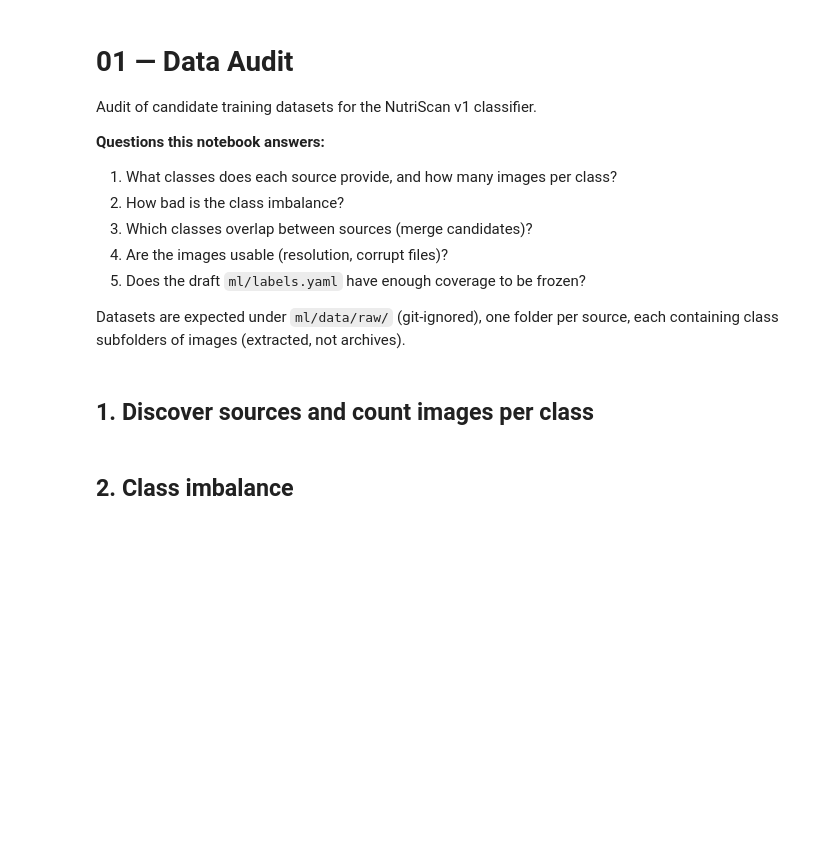
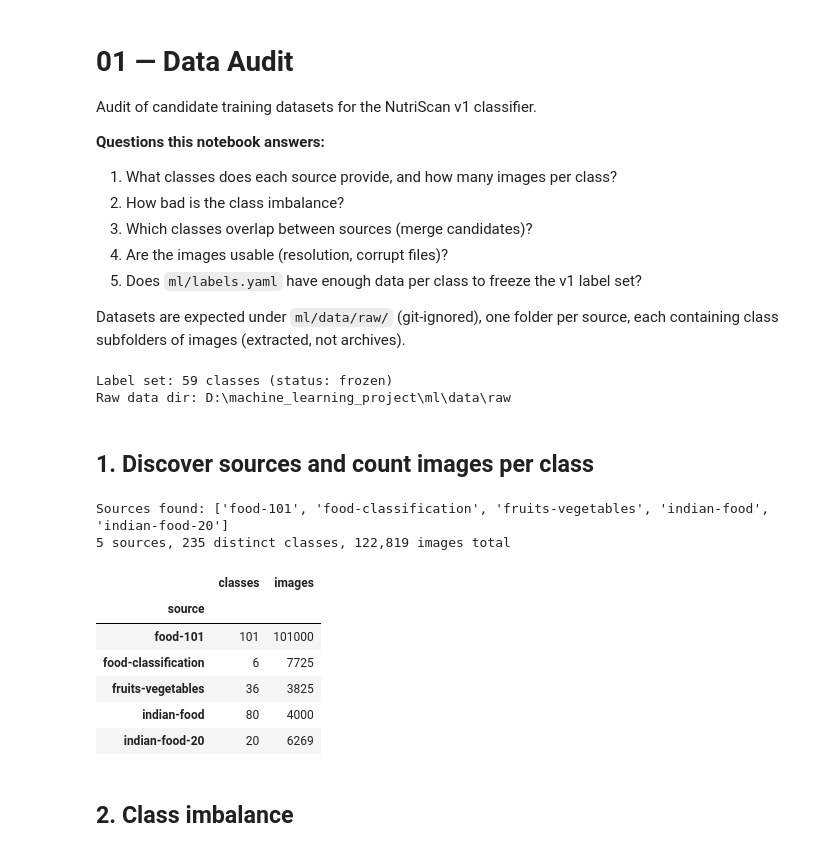
Before and after one commit to Shivamchaubey14/nutriscan, a Jupyter notebook: ml/notebooks/01_data_audit.ipynb, the cells around one changed output. Drawn from its saved outputs; the diff is of its cells as text; code cells hidden in the pictures; blank space fills up the shorter version.

```diff
--- a/ml/notebooks/01_data_audit.ipynb
+++ b/ml/notebooks/01_data_audit.ipynb
@@ -8,7 +8,7 @@ Audit of candidate training datasets for the NutriScan v1 classifier.
 2. How bad is the class imbalance?
 3. Which classes overlap between sources (merge candidates)?
 4. Are the images usable (resolution, corrupt files)?
-5. Does the draft `ml/labels.yaml` have enough coverage to be frozen?
+5. Does `ml/labels.yaml` have enough data per class to freeze the v1 label set?
 
 Datasets are expected under `ml/data/raw/` (git-ignored), one folder per source,
 each containing class subfolders of images (extracted, not archives).
@@ -28,46 +28,59 @@ RAW = ML_DIR / "data" / "raw"
 LABELS_FILE = ML_DIR / "labels.yaml"
 IMG_EXTS = {".jpg", ".jpeg", ".png", ".webp"}
 
-draft = yaml.safe_load(LABELS_FILE.read_text())
-draft_labels = set(draft["classes"])
-print(f"Draft label set: {len(draft_labels)} classes (status: {draft['status']})")
+spec = yaml.safe_load(LABELS_FILE.read_text())
+labels = set(spec["classes"])
+print(f"Label set: {len(labels)} classes (status: {spec['status']})")
 print(f"Raw data dir: {RAW.resolve()}")
+# %% [output]
+Label set: 59 classes (status: frozen)
+Raw data dir: D:\machine_learning_project\ml\data\raw
 # %% [markdown]
 ## 1. Discover sources and count images per class
 # %%
 def normalize(name: str) -> str:
     """Normalize a class-folder name for cross-source comparison."""
     return name.strip().lower().replace(" ", "_").replace("-", "_")
 
 
-def find_class_dirs(source_dir: Path) -> dict[str, Path]:
-    """Find the deepest level that looks like class folders (dirs containing images)."""
-    candidates: dict[str, Path] = {}
+def find_class_dirs(source_dir: Path) -> dict[str, list[Path]]:
+    """Map class name -> all dirs holding its images (handles train/val/test splits)."""
+    candidates: dict[str, list[Path]] = {}
     for d in sorted(source_dir.rglob("*")):
         if not d.is_dir():
             continue
         has_images = any(f.suffix.lower() in IMG_EXTS for f in d.iterdir() if f.is_file())
         if has_images:
-            candidates.setdefault(normalize(d.name), d)
+            candidates.setdefault(normalize(d.name), []).append(d)
     return candidates
 
 
 rows = []
 sources = [d for d in RAW.iterdir() if d.is_dir()] if RAW.exists() else []
 print(f"Sources found: {[s.name for s in sources]}")
 for src in sources:
-    for cls, cdir in find_class_dirs(src).items():
-        n = sum(1 for f in cdir.iterdir() if f.suffix.lower() in IMG_EXTS)
-        rows.append({"source": src.name, "class": cls, "n_images": n, "path": str(cdir)})
+    for cls, cdirs in find_class_dirs(src).items():
+        n = sum(1 for cdir in cdirs for f in cdir.iterdir() if f.suffix.lower() in IMG_EXTS)
+        rows.append({"source": src.name, "class": cls, "n_images": n, "n_dirs": len(cdirs)})
 
 df = pd.DataFrame(rows)
 if df.empty:
     raise SystemExit("No datasets found under ml/data/raw — extract the downloads first.")
 print(
     f"{df['source'].nunique()} sources, {df['class'].nunique()} distinct classes, "
     f"{df['n_images'].sum():,} images total"
 )
 df.groupby("source").agg(classes=("class", "nunique"), images=("n_images", "sum"))
+# %% [output]
+Sources found: ['food-101', 'food-classification', 'fruits-vegetables', 'indian-food', 'indian-food-20']
+5 sources, 235 distinct classes, 122,819 images total
+|  | classes | images |
+| source |  |  |
+| food-101 | 101 | 101000 |
+| food-classification | 6 | 7725 |
+| fruits-vegetables | 36 | 3825 |
+| indian-food | 80 | 4000 |
+| indian-food-20 | 20 | 6269 |
 # %% [markdown]
 ## 2. Class imbalance
 # %%
```
Also changed, not shown: parts of 6 cells of this notebook, 1 other file.
